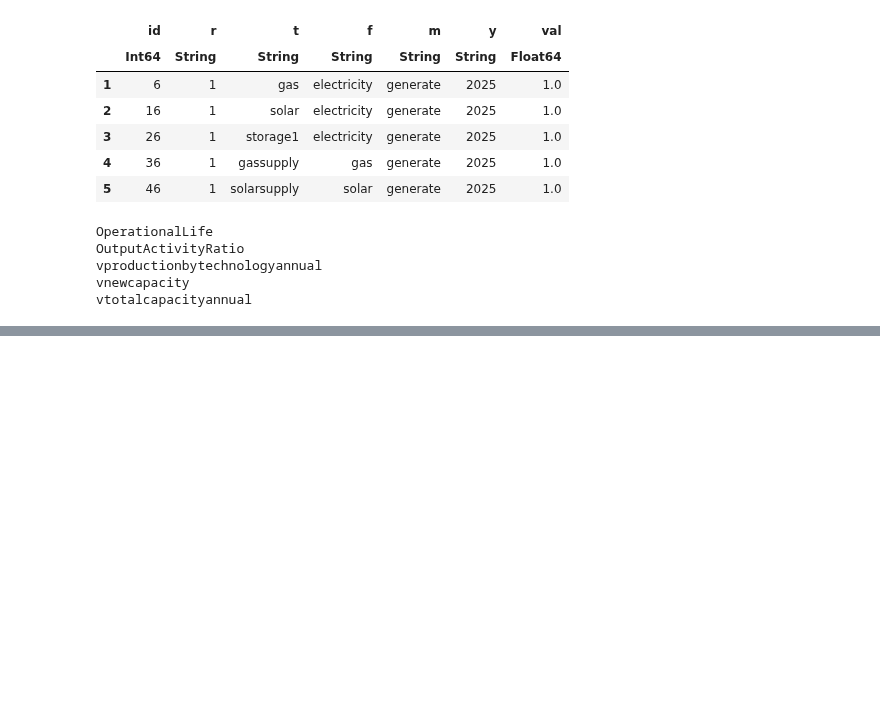
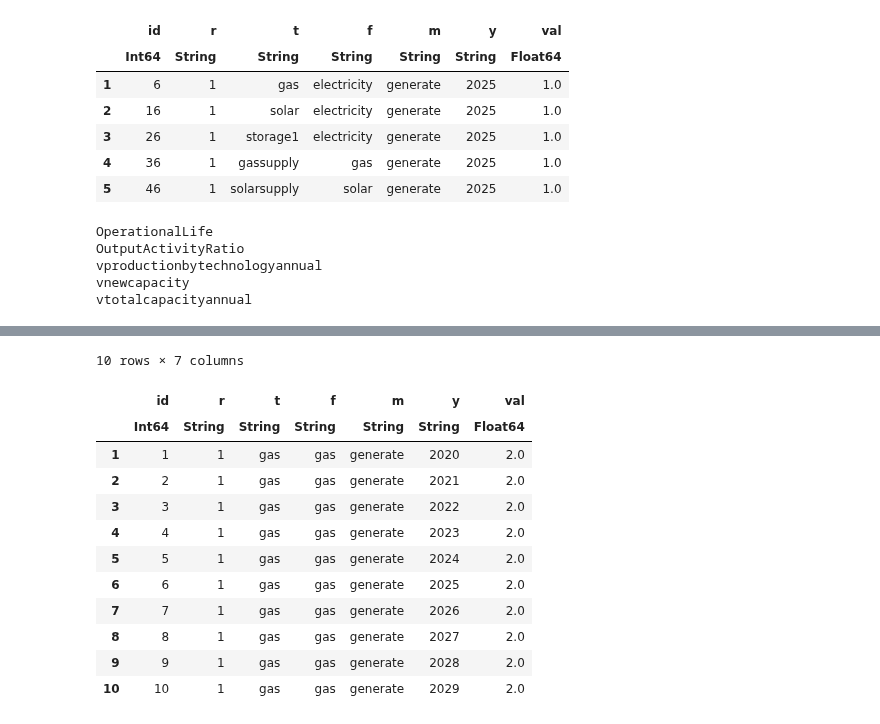
Before and after one commit to jarojasag/lac_decarbonization, a Jupyter notebook: julia/nemomod_work.ipynb, the cells around one changed output, grey strips where cells are left out. Saved outputs shown, nothing was run; the diff lists cells and outputs as text; code cells hidden in the pictures; blank space fills up the shorter version.

```diff
--- a/julia/nemomod_work.ipynb
+++ b/julia/nemomod_work.ipynb
@@ -265,0 +304,16 @@ readdir(normpath(joinpath(pathof(NemoMod), "..", "..", "test")))
+# %%
+filter(x -> (x[:f] == "gas"), dict_tables_demo["InputActivityRatio"])
+# %% [output]
+10 rows × 7 columns
+|  | id | r | t | f | m | y | val |
+|  | Int64 | String | String | String | String | String | Float64 |
+| 1 | 1 | 1 | gas | gas | generate | 2020 | 2.0 |
+| 2 | 2 | 1 | gas | gas | generate | 2021 | 2.0 |
+| 3 | 3 | 1 | gas | gas | generate | 2022 | 2.0 |
+| 4 | 4 | 1 | gas | gas | generate | 2023 | 2.0 |
+| 5 | 5 | 1 | gas | gas | generate | 2024 | 2.0 |
+| 6 | 6 | 1 | gas | gas | generate | 2025 | 2.0 |
+| 7 | 7 | 1 | gas | gas | generate | 2026 | 2.0 |
+| 8 | 8 | 1 | gas | gas | generate | 2027 | 2.0 |
+| 9 | 9 | 1 | gas | gas | generate | 2028 | 2.0 |
+| 10 | 10 | 1 | gas | gas | generate | 2029 | 2.0 |
```
Also changed, not shown: parts of 12 cells of this notebook, 15 other files.
